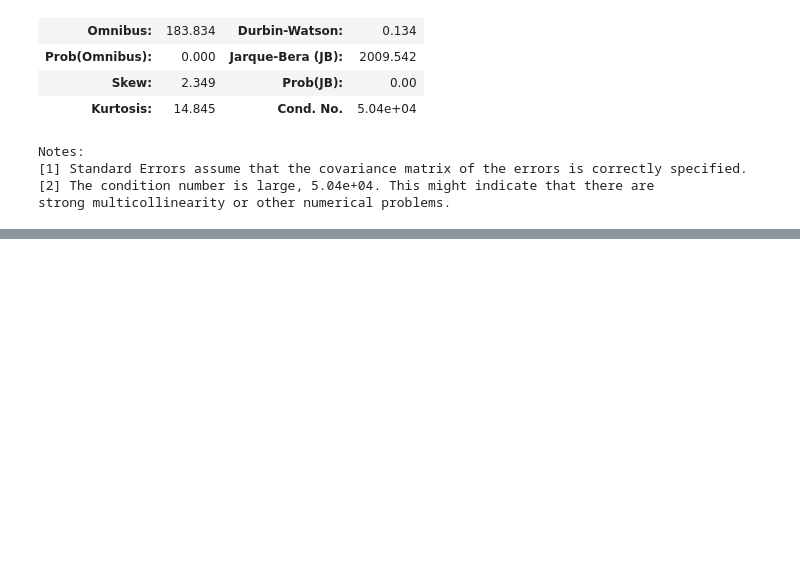
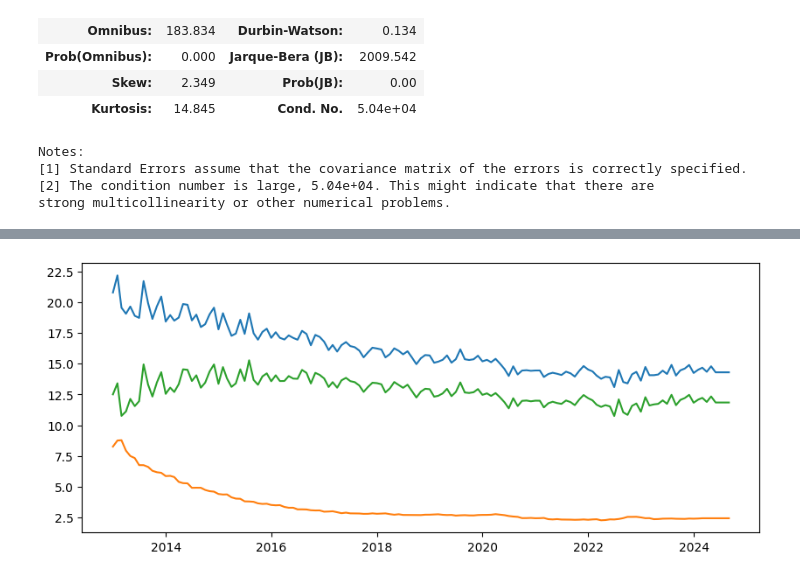
Before and after one commit to YoungminChoAtKaist/findb2024, a Jupyter notebook: findatabase.ipynb, the cells around one changed output, grey strips where cells are left out. Drawn from its saved outputs; the diff is of its cells as text; code cells hidden in the pictures; blank space fills up the shorter version.

```diff
--- a/findatabase.ipynb
+++ b/findatabase.ipynb
@@ -813,0 +1075,11 @@ df_WUIJPN.tail()
+# %%
+# X2. 한일 통화승수 차이
+df_merged['mon_multiplier_kr'] = df_merged['mon_broad_kr'] / df_merged['mon_base_kr']
+df_merged['mon_multiplier_jp'] = df_merged['mon_broad_jp'] / df_merged['mon_base_jp']
+df_merged['mon_multiplier_diff'] = df_merged['mon_multiplier_kr'] - df_merged['mon_multiplier_jp']
+df_merged['mon_multiplier_diff_rt'] = df_merged['mon_multiplier_diff'].pct_change(periods=12) * 100
+
+plt.plot(df_merged[['mon_multiplier_kr', 'mon_multiplier_jp', 'mon_multiplier_diff']])
+plt.show()
+# %% [output]
+[figure, added]
```
Also changed, not shown: parts of 49 cells of this notebook, 41 other files.
